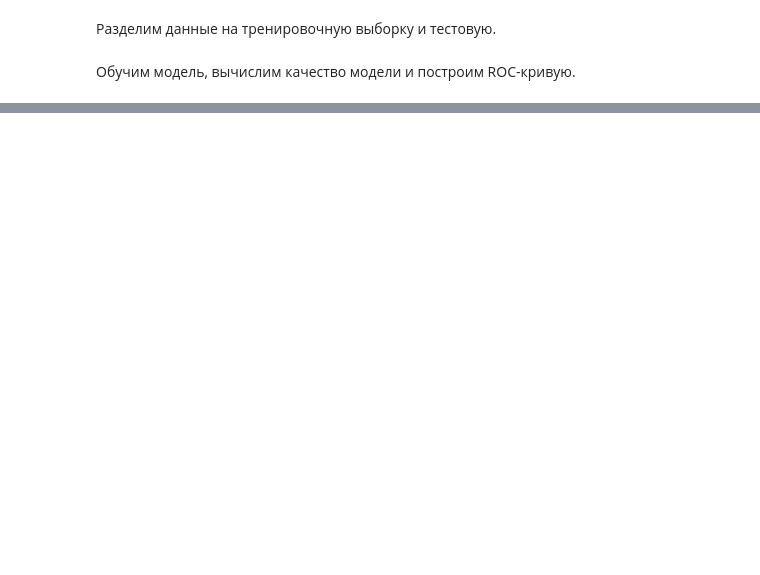
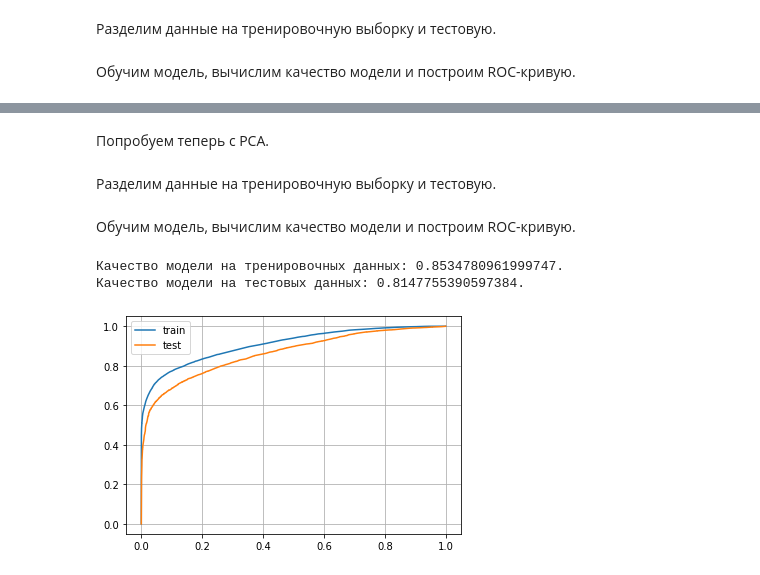
Before and after one commit to afilis/DVP_homeworks, a Jupyter notebook: 09 Feature Selection/feature_selection.ipynb, the cells around one changed output, grey strips where cells are left out. Drawn from its saved outputs; the diff is of its cells as text; code cells hidden in the pictures; blank space fills up the shorter version.

```diff
--- a/09 Feature Selection/feature_selection.ipynb
+++ b/09 Feature Selection/feature_selection.ipynb
@@ -461,0 +470,30 @@ plt.show()
+# %% [markdown]
+Попробуем теперь с PCA.
+# %%
+pca = PCA(n_components = int(X.shape[1] * 0.7))
+XPCAreduced = pca.fit_transform(X)
+# %% [markdown]
+Разделим данные на тренировочную выборку и тестовую.
+# %%
+X_train, X_test, Y_train, Y_test = train_test_split(XPCAreduced, Y, test_size=0.3, random_state=42)
+# %% [markdown]
+Обучим модель, вычислим качество модели и построим ROC-кривую.
+# %%
+%%time
+
+rf = RandomForestClassifier(n_estimators=8, max_depth=13, random_state=42)
+rf.fit(X_train, Y_train)
+print(f"Качество модели на тренировочных данных: {rf.score(X_train, Y_train)}.")
+print(f"Качество модели на тестовых данных: {rf.score(X_test, Y_test)}.")
+
+fpr_train, tpr_train, thres_train = roc_curve(Y_train, rf.predict_proba(X_train)[:, 1])
+fpr_test, tpr_test, thres_test = roc_curve(Y_test, rf.predict_proba(X_test)[:, 1])
+plt.plot(fpr_train, tpr_train, label="train")
+plt.plot(fpr_test, tpr_test, label="test")
+plt.legend()
+plt.grid()
+plt.show()
+# %% [output]
+Качество модели на тренировочных данных: 0.8534780961999747.
+Качество модели на тестовых данных: 0.8147755390597384.
+[figure, added]
```
Also changed, not shown: parts of 11 cells of this notebook.
